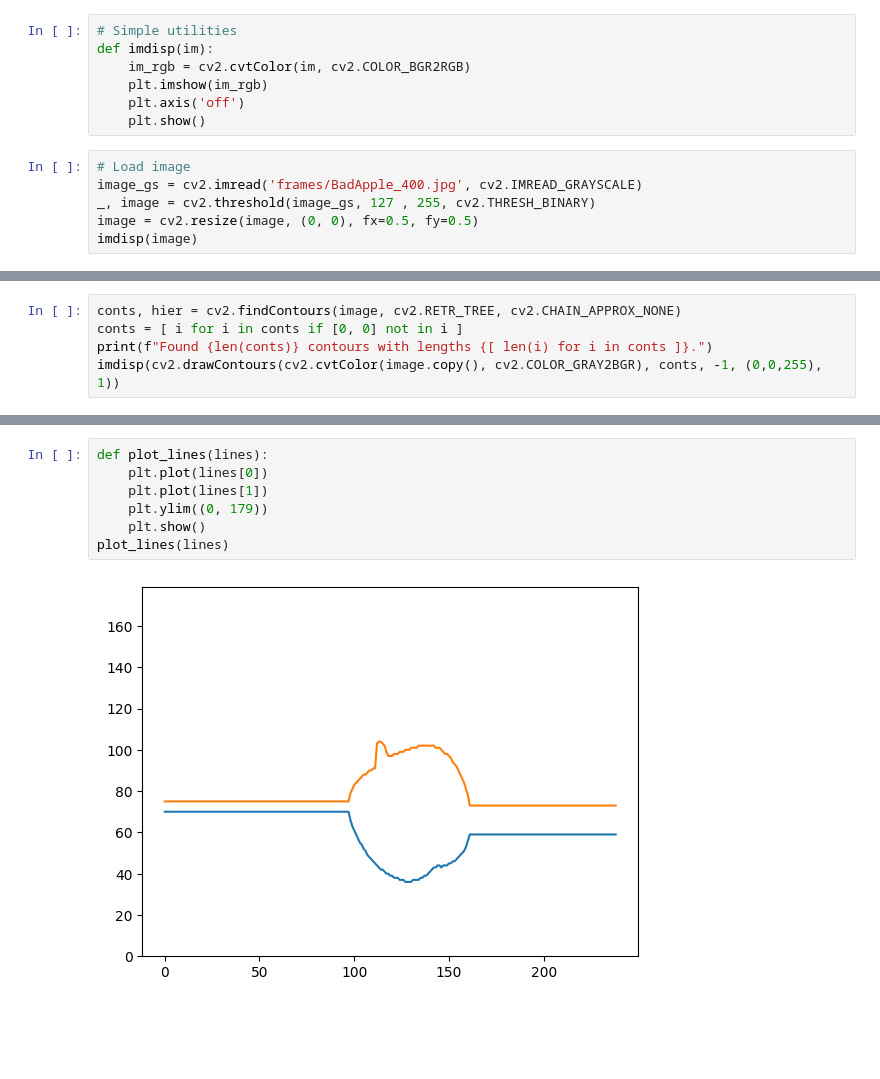
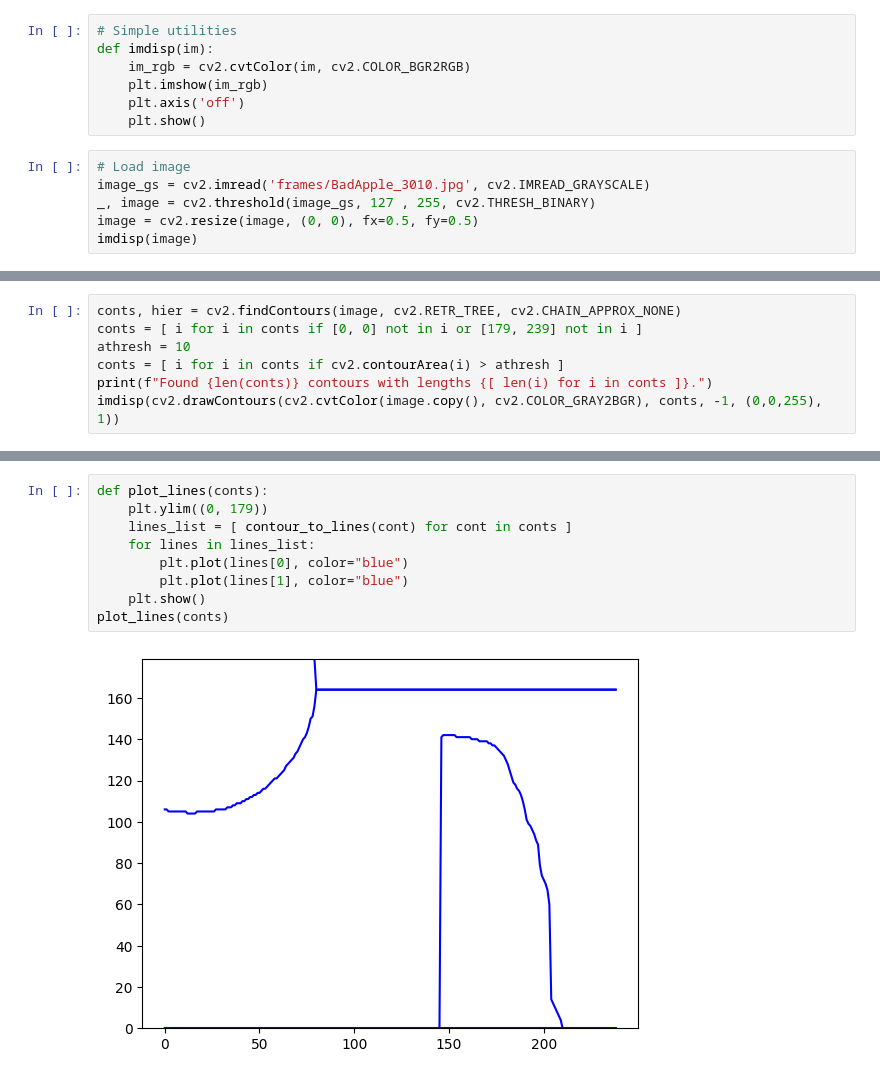
Before and after one commit to LostBitset/mosfet-bad-apple, a Jupyter notebook: Notebook.ipynb, the cells around one changed output, grey strips where cells are left out. Drawn from its saved outputs; the diff is of its cells as text; blank space fills up the shorter version.

Commit message:
much better lines

```diff
--- a/Notebook.ipynb
+++ b/Notebook.ipynb
@@ -13,7 +13,7 @@ def imdisp(im):
     plt.show()
 # %%
 # Load image
-image_gs = cv2.imread('frames/BadApple_400.jpg', cv2.IMREAD_GRAYSCALE)
+image_gs = cv2.imread('frames/BadApple_3010.jpg', cv2.IMREAD_GRAYSCALE)
 _, image = cv2.threshold(image_gs, 127 , 255, cv2.THRESH_BINARY)
 image = cv2.resize(image, (0, 0), fx=0.5, fy=0.5)
 imdisp(image)
@@ -22,6 +22,8 @@ imdisp(image)
 # %%
 conts, hier = cv2.findContours(image, cv2.RETR_TREE, cv2.CHAIN_APPROX_NONE)
-conts = [ i for i in conts if [0, 0] not in i ]
+conts = [ i for i in conts if [0, 0] not in i or [179, 239] not in i ]
+athresh = 10
+conts = [ i for i in conts if cv2.contourArea(i) > athresh ]
 print(f"Found {len(conts)} contours with lengths {[ len(i) for i in conts ]}.")
 imdisp(cv2.drawContours(cv2.cvtColor(image.copy(), cv2.COLOR_GRAY2BGR), conts, -1, (0,0,255), 1))
 # %% [output]
@@ -66,11 +87,13 @@ lines = contour_to_lines(conts[0])
 # %% [output]
 [239, 239]
 # %%
-def plot_lines(lines):
-    plt.plot(lines[0])
-    plt.plot(lines[1])
+def plot_lines(conts):
     plt.ylim((0, 179))
+    lines_list = [ contour_to_lines(cont) for cont in conts ]
+    for lines in lines_list:
+        plt.plot(lines[0], color="blue")
+        plt.plot(lines[1], color="blue")
     plt.show()
-plot_lines(lines)
+plot_lines(conts)
 # %% [output]
-[figure, old version]
+[figure, new version]
```
Also changed, not shown: parts of 3 cells of this notebook.
